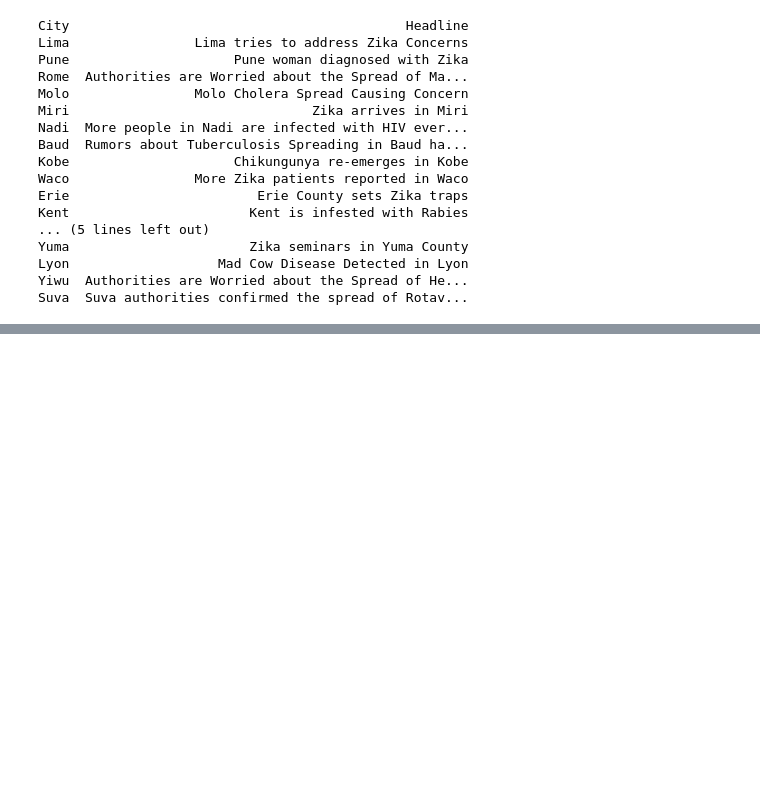
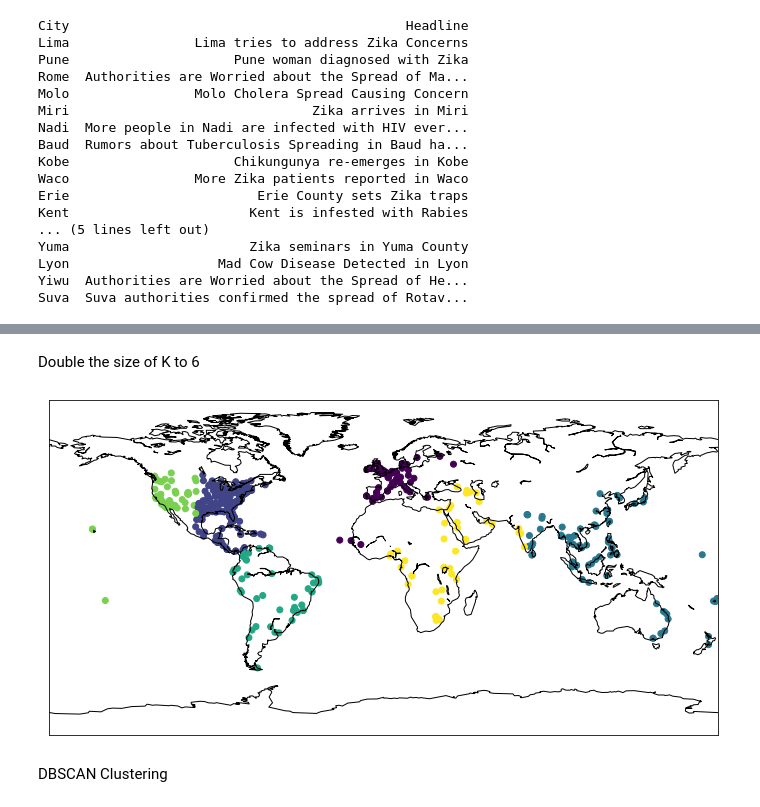
Before and after one commit to genekuo/data_science_examples, a Jupyter notebook: cs3_solution.ipynb, the cells around one changed output, grey strips where cells are left out. Cells and saved outputs as stored; diff of their text form; code cells hidden in the pictures; blank space fills up the shorter version.

```diff
--- a/cs3_solution.ipynb
+++ b/cs3_solution.ipynb
@@ -139,0 +237,9 @@ Suva  Suva authorities confirmed the spread of Rotav...
+# %% [markdown]
+Double the size of K to 6
+# %%
+df['Cluster'] = KMeans(6).fit_predict(coordinates)
+plot_clusters(df.Cluster, df.Longitude, df.Latitude)
+# %% [output]
+[figure, added]
+# %% [markdown]
+DBSCAN Clustering
```
Also changed, not shown: parts of 34 cells of this notebook.
